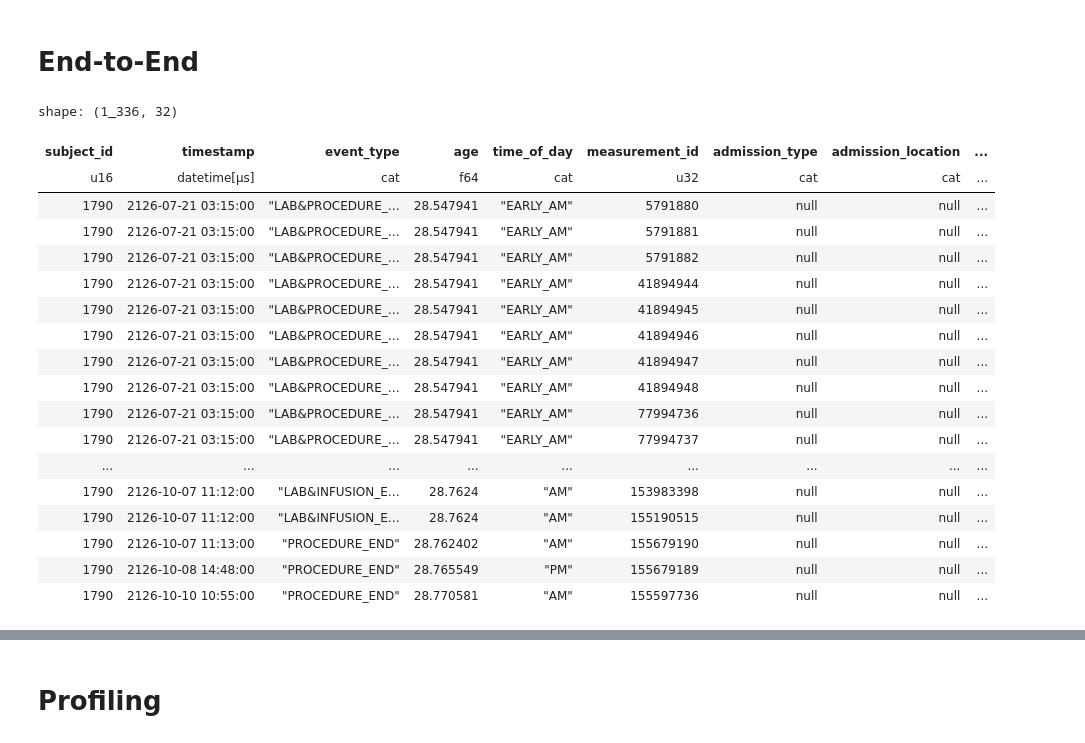
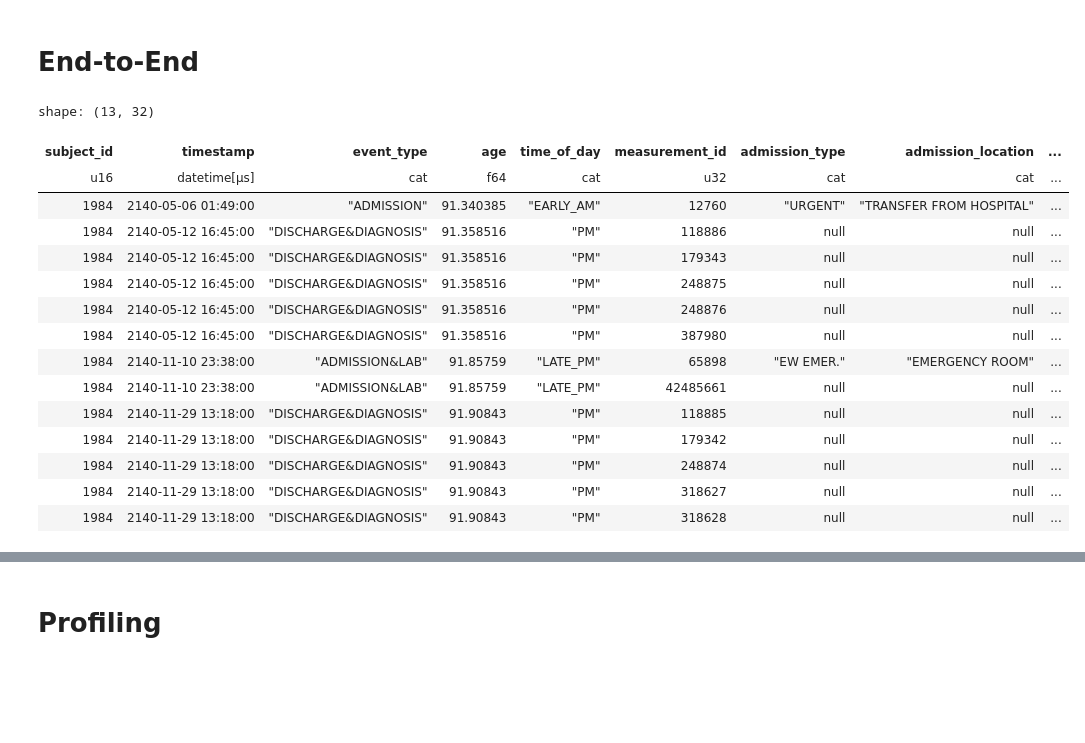
Before and after one commit to justin13601/ACES, a Jupyter notebook: to_organize/run_tests.ipynb, the cells around one changed output, grey strips where cells are left out. Cells and saved outputs as stored; diff of their text form; code cells hidden in the pictures; blank space fills up the shorter version.

```diff
--- a/to_organize/run_tests.ipynb
+++ b/to_organize/run_tests.ipynb
@@ -44,29 +41,35 @@ def has_event_type(type_str: str) -> pl.Expr:
     return has_event_type
 # %% [markdown]
 # End-to-End
-# %%
-df_patient = df_data.filter(df_data['subject_id'] == 1790)
-df_event = df_patient.filter(has_event_type("PROCEDURE_START") | has_event_type("PROCEDURE_END"))
-# df_other = df_event.filter(df_event['procedure'].cast(pl.Utf8).str.contains("Invasive Ventilation"))
-# df_hemoglobin = df_lab.filter(df_lab['lab'].cast(pl.Utf8).str.contains("Hemoglobin"))
-df_event
-# %% [output]
-shape: (1_336, 32)
-| subject_id | timestamp | event_type | age | time_of_day | measurement_id | admission_type | admission_location | ... |
-| u16 | datetime[μs] | cat | f64 | cat | u32 | cat | cat | ... |
-| 1790 | 2126-07-21 03:15:00 | "LAB&PROCEDURE_… | 28.547941 | "EARLY_AM" | 5791880 | null | null | ... |
-| 1790 | 2126-07-21 03:15:00 | "LAB&PROCEDURE_… | 28.547941 | "EARLY_AM" | 5791881 | null | null | ... |
-| 1790 | 2126-07-21 03:15:00 | "LAB&PROCEDURE_… | 28.547941 | "EARLY_AM" | 5791882 | null | null | ... |
-| 1790 | 2126-07-21 03:15:00 | "LAB&PROCEDURE_… | 28.547941 | "EARLY_AM" | 41894944 | null | null | ... |
-| 1790 | 2126-07-21 03:15:00 | "LAB&PROCEDURE_… | 28.547941 | "EARLY_AM" | 41894945 | null | null | ... |
-| 1790 | 2126-07-21 03:15:00 | "LAB&PROCEDURE_… | 28.547941 | "EARLY_AM" | 41894946 | null | null | ... |
-| 1790 | 2126-07-21 03:15:00 | "LAB&PROCEDURE_… | 28.547941 | "EARLY_AM" | 41894947 | null | null | ... |
-| 1790 | 2126-07-21 03:15:00 | "LAB&PROCEDURE_… | 28.547941 | "EARLY_AM" | 41894948 | null | null | ... |
-| 1790 | 2126-07-21 03:15:00 | "LAB&PROCEDURE_… | 28.547941 | "EARLY_AM" | 77994736 | null | null | ... |
-| 1790 | 2126-07-21 03:15:00 | "LAB&PROCEDURE_… | 28.547941 | "EARLY_AM" | 77994737 | null | null | ... |
-| ... | ... | ... | ... | ... | ... | ... | ... | ... |
-| 1790 | 2126-10-07 11:12:00 | "LAB&INFUSION_E… | 28.7624 | "AM" | 153983398 | null | null | ... |
-| 1790 | 2126-10-07 11:12:00 | "LAB&INFUSION_E… | 28.7624 | "AM" | 155190515 | null | null | ... |
-| 1790 | 2126-10-07 11:13:00 | "PROCEDURE_END" | 28.762402 | "AM" | 155679190 | null | null | ... |
-| 1790 | 2126-10-08 14:48:00 | "PROCEDURE_END" | 28.765549 | "PM" | 155679189 | null | null | ... |
-| 1790 | 2126-10-10 10:55:00 | "PROCEDURE_END" | 28.770581 | "AM" | 155597736 | null | null | ... |
+# %%
+# df_patient = df_data.filter(df_data['subject_id'] == 1790)
+# df_event = df_patient.filter(has_event_type("PROCEDURE_START") | has_event_type("PROCEDURE_END"))
+# pl.Config.set_fmt_str_lengths(100)
+# #only show rows greater than 2126-08-09 11:45:00 for timestamp
+# temp = df_event.filter(pd.to_datetime(df_event['timestamp']) > pd.to_datetime('2126-08-09 11:40:00'))
+# #groupby timestamp and event_type and keep the first row
+# temp = temp.groupby(['timestamp', 'event_type']).first()
+# temp.sort(by=['timestamp'])
+
+
+df_patient = df_data.filter(df_data['subject_id'] == 1984)
+df_event = df_patient.filter(has_event_type("ADMISSION") | has_event_type("DISCHARGE"))
+pl.Config.set_fmt_str_lengths(100)
+df_event
+# %% [output]
+shape: (13, 32)
+| subject_id | timestamp | event_type | age | time_of_day | measurement_id | admission_type | admission_location | ... |
+| u16 | datetime[μs] | cat | f64 | cat | u32 | cat | cat | ... |
+| 1984 | 2140-05-06 01:49:00 | "ADMISSION" | 91.340385 | "EARLY_AM" | 12760 | "URGENT" | "TRANSFER FROM HOSPITAL" | ... |
+| 1984 | 2140-05-12 16:45:00 | "DISCHARGE&DIAGNOSIS" | 91.358516 | "PM" | 118886 | null | null | ... |
+| 1984 | 2140-05-12 16:45:00 | "DISCHARGE&DIAGNOSIS" | 91.358516 | "PM" | 179343 | null | null | ... |
+| 1984 | 2140-05-12 16:45:00 | "DISCHARGE&DIAGNOSIS" | 91.358516 | "PM" | 248875 | null | null | ... |
+| 1984 | 2140-05-12 16:45:00 | "DISCHARGE&DIAGNOSIS" | 91.358516 | "PM" | 248876 | null | null | ... |
+| 1984 | 2140-05-12 16:45:00 | "DISCHARGE&DIAGNOSIS" | 91.358516 | "PM" | 387980 | null | null | ... |
+| 1984 | 2140-11-10 23:38:00 | "ADMISSION&LAB" | 91.85759 | "LATE_PM" | 65898 | "EW EMER." | "EMERGENCY ROOM" | ... |
+| 1984 | 2140-11-10 23:38:00 | "ADMISSION&LAB" | 91.85759 | "LATE_PM" | 42485661 | null | null | ... |
+| 1984 | 2140-11-29 13:18:00 | "DISCHARGE&DIAGNOSIS" | 91.90843 | "PM" | 118885 | null | null | ... |
+| 1984 | 2140-11-29 13:18:00 | "DISCHARGE&DIAGNOSIS" | 91.90843 | "PM" | 179342 | null | null | ... |
+| 1984 | 2140-11-29 13:18:00 | "DISCHARGE&DIAGNOSIS" | 91.90843 | "PM" | 248874 | null | null | ... |
+| 1984 | 2140-11-29 13:18:00 | "DISCHARGE&DIAGNOSIS" | 91.90843 | "PM" | 318627 | null | null | ... |
+| 1984 | 2140-11-29 13:18:00 | "DISCHARGE&DIAGNOSIS" | 91.90843 | "PM" | 318628 | null | null | ... |
```
Also changed, not shown: parts of 4 cells of this notebook, 35 other files.
